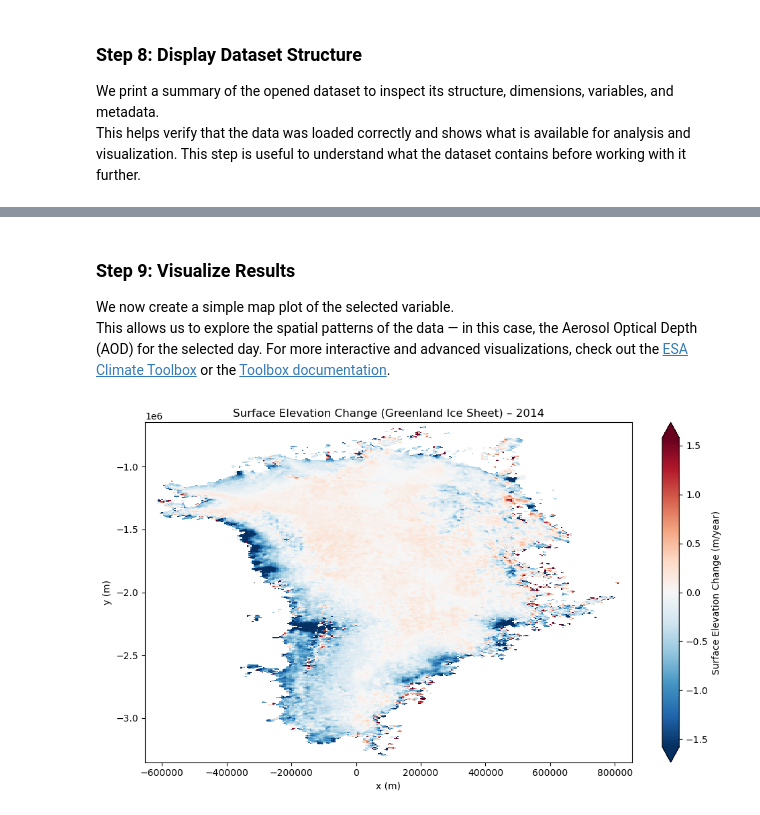
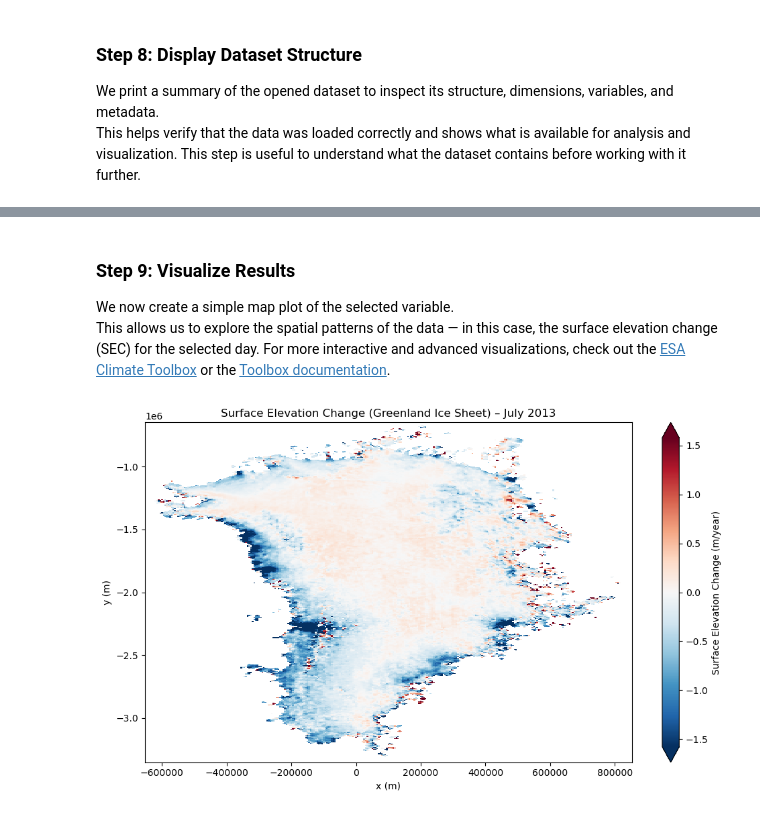
Before and after one commit to esa-cci/cci-notebooks, a Jupyter notebook: notebooks/Icesheets_CCI.ipynb, the cells around one changed output, grey strips where cells are left out. Saved outputs shown, nothing was run; the diff lists cells and outputs as text; code cells hidden in the pictures.

```diff
--- a/notebooks/Icesheets_CCI.ipynb
+++ b/notebooks/Icesheets_CCI.ipynb
@@ -91,8 +92,8 @@ Before opening the dataset, we define a few key parameters:
 - *(Optional)* **Bounding box**: spatial region of interest — here we skip it to load the global dataset
 # %%
 variables = ['SEC']  # Variable to retrieve
-start_date = '2014-01-01'    # Start and end date (same for a single timestep)
-end_date = '2014-12-31'
+start_date = '2013-01-01'    # Start and end date (same for a single timestep)
+end_date = '2013-12-31'
 # bbox = (-10.0, 35.0, 30.0, 60.0)  # Optional: restrict to a region like Europe
 # %% [markdown]
 ### Step 7: Open the Dataset
@@ -137,29 +138,30 @@ Data variables:
 ### Step 9: Visualize Results
 
 We now create a simple map plot of the selected variable.
-This allows us to explore the spatial patterns of the data — in this case, the Aerosol Optical Depth (AOD) for the selected day.
+This allows us to explore the spatial patterns of the data — in this case, the surface elevation change (SEC) for the selected day.
 For more interactive and advanced visualizations, check out the [ESA Climate Toolbox](https://climate.esa.int/en/data/toolbox/) or the [Toolbox documentation](https://esa-climate-toolbox.readthedocs.io/en/latest/quick_start.html#jupyter-notebooks).
 # %%
 import matplotlib.pyplot as plt
 
 # Extract the SEC data for the first (and only) time slice
 sec = icesheet_ds["SEC"].isel(time=0)
+time_str = icesheet_ds['time'].isel(time=0).dt.strftime('%B %Y').item()
 
 # Flip the y-axis if needed by sorting
 if sec.y[0] > sec.y[-1]:
     sec = sec.sortby("y")
 
 # Plot
 plt.figure(figsize=(10, 6))
 sec.plot(
     cmap="RdBu_r",
     robust=True,
     cbar_kwargs={"label": "Surface Elevation Change (m/year)"}
 )
-plt.title("Surface Elevation Change (Greenland Ice Sheet) – 2014")
+plt.title("Surface Elevation Change (Greenland Ice Sheet) – " + time_str)
 plt.xlabel("x (m)")
 plt.ylabel("y (m)")
 plt.tight_layout()
 plt.show()
 # %% [output]
-[figure, old version]
+[figure, new version]
```
Also changed, not shown: parts of 3 cells of this notebook.
